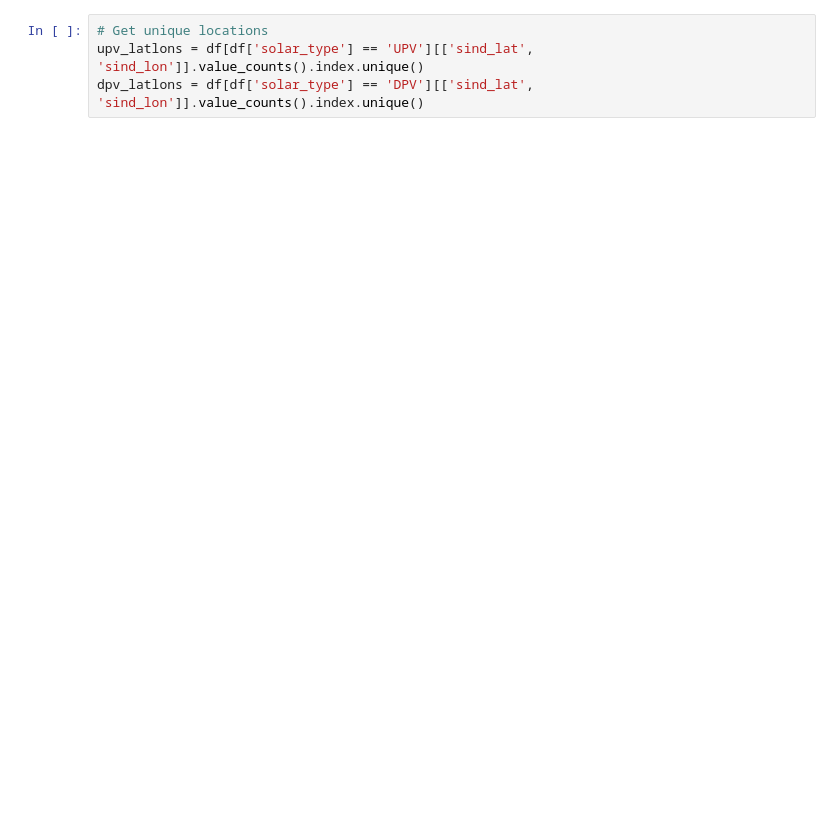
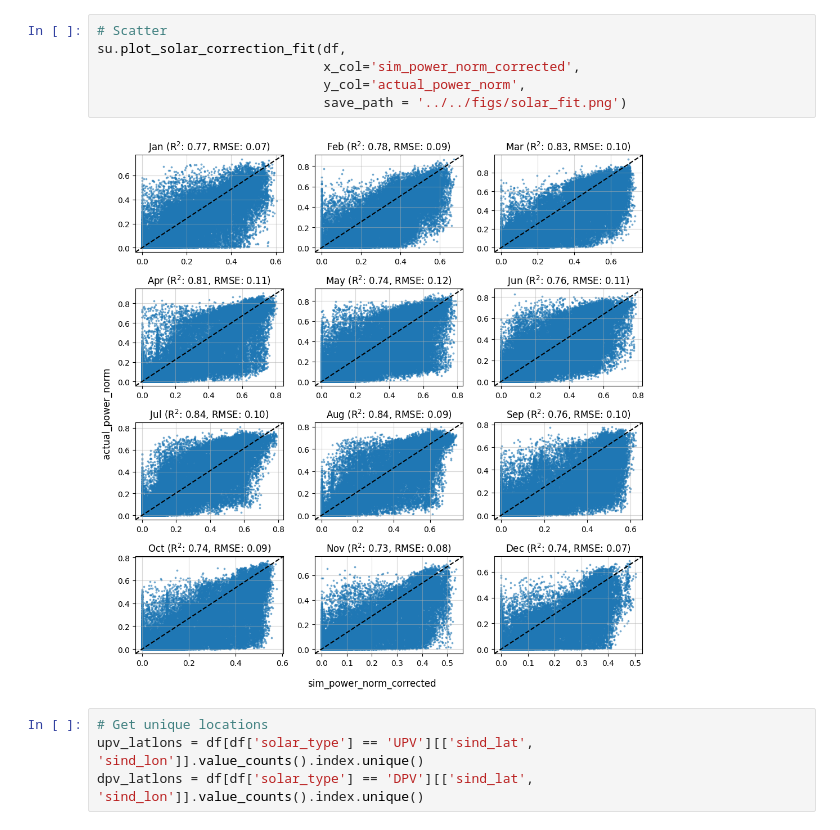
Before and after one commit to reyli4/acorn-julia, a Jupyter notebook: scripts/03_gen_modeling/solar.ipynb, the cells around one changed output. Saved outputs shown, nothing was run; the diff lists cells and outputs as text; blank space fills up the shorter version.

```diff
--- a/scripts/03_gen_modeling/solar.ipynb
+++ b/scripts/03_gen_modeling/solar.ipynb
@@ -122,3 +109,11 @@ np.float64(0.114798615335451)
+# %%
+# Scatter
+su.plot_solar_correction_fit(df,
+                             x_col='sim_power_norm_corrected',
+                             y_col='actual_power_norm',
+                             save_path = '../../figs/solar_fit.png')
+# %% [output]
+[figure, added]
 # %%
 # Get unique locations
 upv_latlons = df[df['solar_type'] == 'UPV'][['sind_lat', 'sind_lon']].value_counts().index.unique()
```
Also changed, not shown: parts of 38 cells of this notebook, 17 other files.
